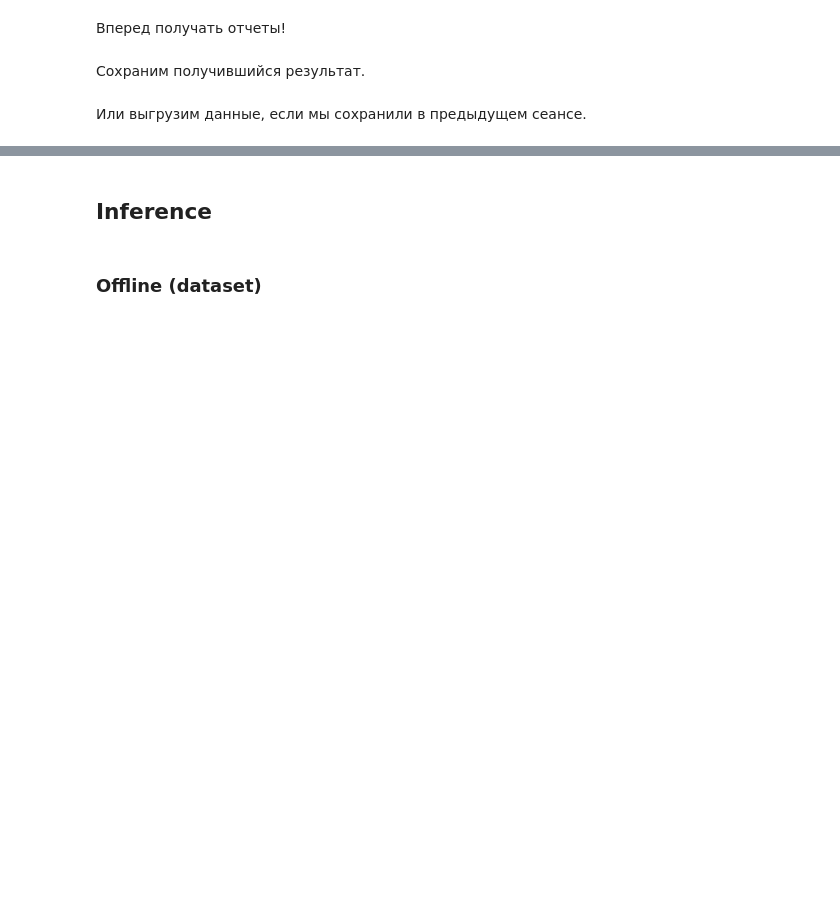
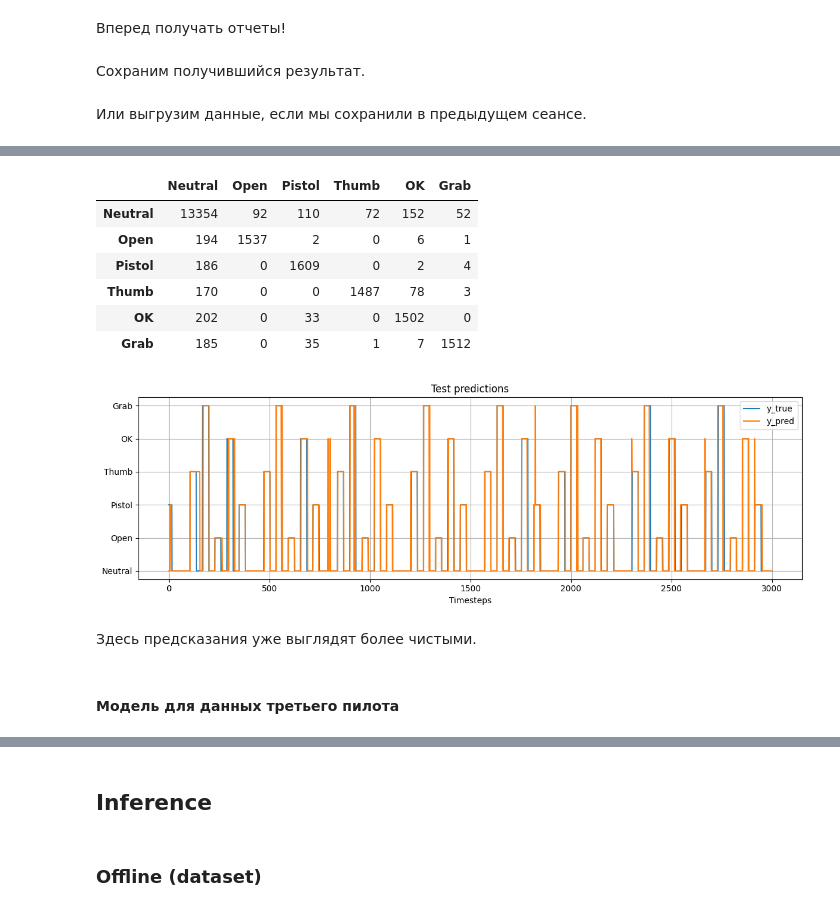
Before and after one commit to khav-i/Work-with-OMG-sensors-data, a Jupyter notebook: general_models.ipynb, the cells around one changed output, grey strips where cells are left out. Saved outputs shown, nothing was run; the diff lists cells and outputs as text; code cells hidden in the pictures; blank space fills up the shorter version.

```diff
--- a/general_models.ipynb
+++ b/general_models.ipynb
@@ -1528,14 +1424,0 @@ plt.tight_layout()
-# %%
-print('Train preds metrics report:')
-print(metrics.classification_report(
-    y_train, y_pred_train, target_names=GESTURES, digits=4))
-print('-'*55)
-print('Test preds metrics report:')
-print(metrics.classification_report(
-    y_test, y_pred_test, target_names=GESTURES, digits=4))
-
-# создаём таблицу сопряжённости
-ct = pd.crosstab(y_test, y_pred_test)
-# определяем название активностей
-ct.index = ct.columns = GESTURES
-ct
@@ -1580,0 +1540,6 @@ from IPython.display import clear_output
+# %%
+%%time
+X_train_p2, X_test_p2, y_train_p2, y_test_p2 = loaded_dictionaries[1]['ce_p2_data_ar_']
+model.fit(X_train_p2, y_train_p2)
+preds_train_p2 = model.predict(X_train_p2)
+preds_test_p2 = model.predict(X_test_p2)
@@ -1580,0 +1549,16 @@ from IPython.display import clear_output
+# %%
+get_contingency_table(y_test_p2, preds_test_p2)
+get_preds_plot(y_test_p2, preds_test_p2, start=0, end=3000)
+# %% [output]
+|  | Neutral | Open | Pistol | Thumb | OK | Grab |
+| Neutral | 13354 | 92 | 110 | 72 | 152 | 52 |
+| Open | 194 | 1537 | 2 | 0 | 6 | 1 |
+| Pistol | 186 | 0 | 1609 | 0 | 2 | 4 |
+| Thumb | 170 | 0 | 0 | 1487 | 78 | 3 |
+| OK | 202 | 0 | 33 | 0 | 1502 | 0 |
+| Grab | 185 | 0 | 35 | 1 | 7 | 1512 |
+[figure, added]
+# %% [markdown]
+Здесь предсказания уже выглядят более чистыми.
+# %% [markdown]
+#### Модель для данных третьего пилота
```
Also changed, not shown: parts of 66 cells of this notebook.
